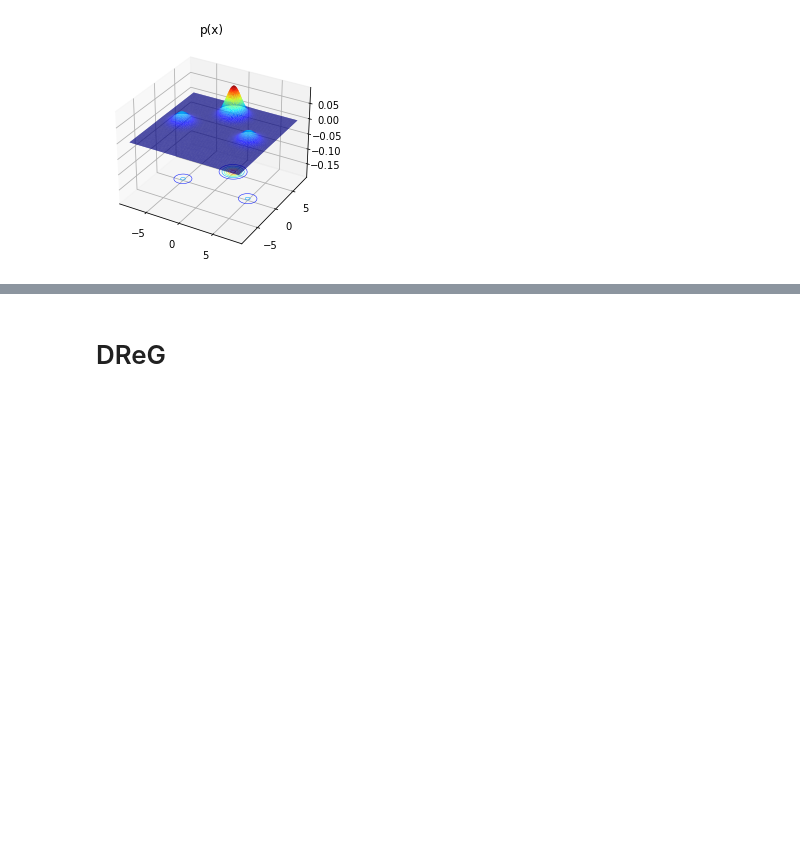
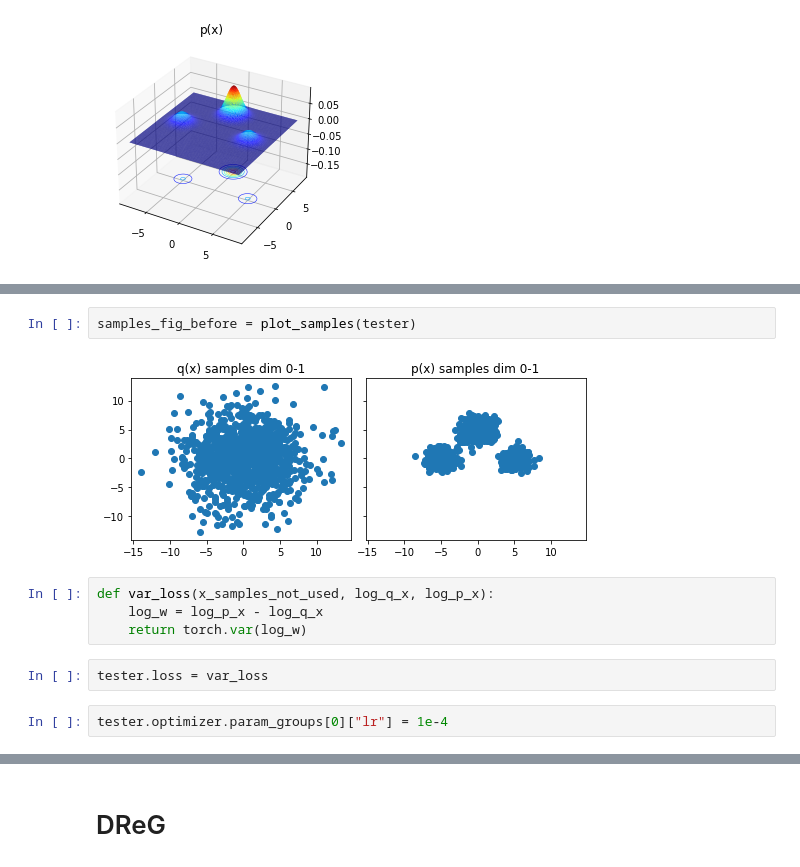
Before and after one commit to lollcat/FAB-2021, a Jupyter notebook: Notebooks/Flow/TriangleMoG.ipynb, the cells around one changed output, grey strips where cells are left out. Cells and saved outputs as stored; diff of their text form; blank space fills up the shorter version.

```diff
--- a/Notebooks/Flow/TriangleMoG.ipynb
+++ b/Notebooks/Flow/TriangleMoG.ipynb
@@ -46,0 +70,12 @@ KPI_n_samples = int(1e4)
+# %%
+samples_fig_before = plot_samples(tester)
+# %% [output]
+[figure, added]
+# %%
+def var_loss(x_samples_not_used, log_q_x, log_p_x):
+    log_w = log_p_x - log_q_x
+    return torch.var(log_w)
+# %%
+tester.loss = var_loss
+# %%
+tester.optimizer.param_groups[0]["lr"] = 1e-4
```
Also changed, not shown: parts of 33 cells of this notebook, 36 other files.
